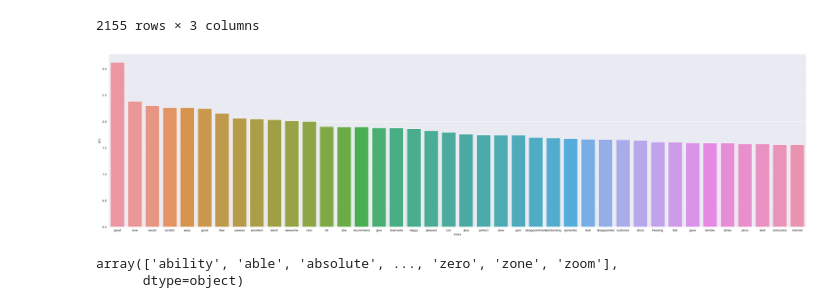
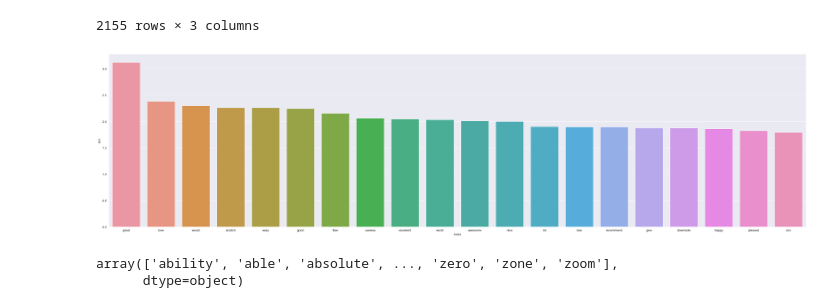
Before and after one commit to m4nugnzl/NUWEOracleReto2, a Jupyter notebook: Manuel/11_04.ipynb, the cells around one changed output. Drawn from its saved outputs; the diff is of its cells as text; code cells hidden in the pictures.

```diff
--- a/Manuel/11_04.ipynb
+++ b/Manuel/11_04.ipynb
@@ -254,10 +255,10 @@ datos.sort_values(by = 'abs', ascending= False)
 # %%
 datos = datos.sort_values(by = 'abs', ascending= False)
 plt.figure(figsize=(40,10))
-sns.barplot(data = datos.iloc[:40,:], x = 'index' ,y = 'abs')
+sns.barplot(data = datos.iloc[:20,:], x = 'index' ,y = 'abs')
 plt.show()
 # %% [output]
-[figure, old version]
+[figure, new version]
 # %%
 tfidf_vectorizador.get_feature_names_out()
 # %% [output]
```
Also changed, not shown: parts of 2 cells of this notebook.
